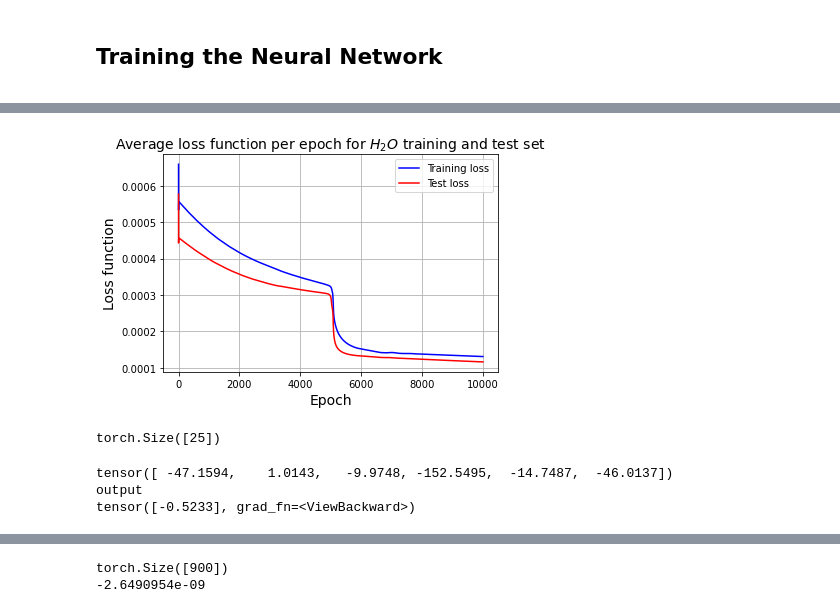
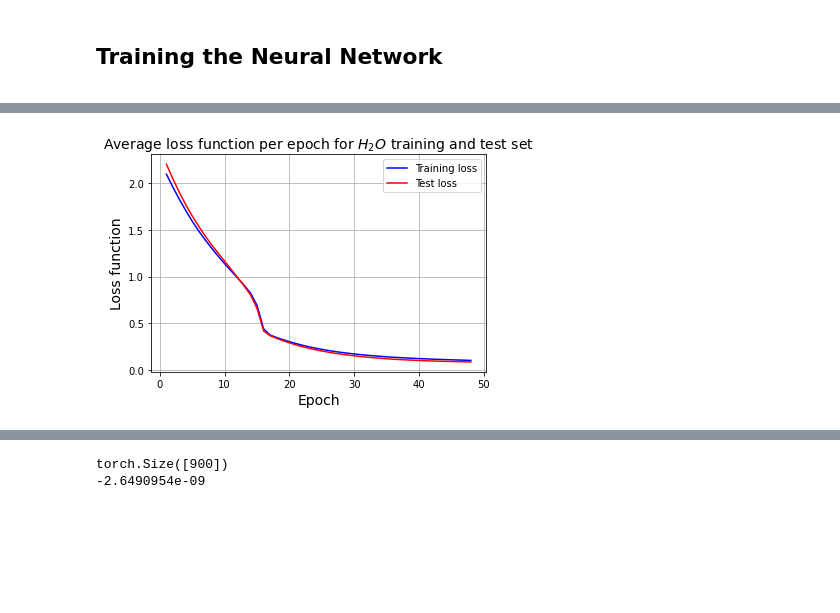
Before and after one commit to KKaroni/Symmetry-in-Machine-learned-Molecular-Force-Fields, a Jupyter notebook: BPNN.ipynb, the cells around one changed output, grey strips where cells are left out. Drawn from its saved outputs; the diff is of its cells as text; code cells hidden in the pictures; blank space fills up the shorter version.

```diff
--- a/BPNN.ipynb
+++ b/BPNN.ipynb
@@ -245,3 +309,9 @@ np.cos(180)
 # %% [markdown]
 **<h2>Training and Test Set**
+# %%
+N_H2O                    = 3       # number of atoms per molecule
+number_of_features_H2O   = 6       # number of features (symmetry functions) for each atom (we create one radial)
+                                   # and one angular, but can create more by vaying the parameters η, λ, ζ, Rs etc.
+use_atom_num_as_feat     = int(1)       # Use atomic number of each element as an extra feature for training?
+data_size_H2O            = np.shape(energies_water)[0]
 # %%
@@ -380,0 +418,3 @@ print(a)
+# %%
+data_water = create_dataset(N_H2O,number_of_features_H2O,coordinates_water,energies_water, \
+                      atomic_numbers_water,1, 25)
@@ -607,10 +655,11 @@ net = BPNN()
+# %%
+net = BPNN_H2O(number_of_features_H2O+1)
 # %%
-
 criterion = nn.MSELoss()
 optimizer = optim.Adam(net.parameters(), lr=0.0001) #0.005)
 #torch.optim.LBFGS(net.parameters(), lr=0.001, max_iter=20, max_eval=None, tolerance_grad=1e-07, tolerance_change=1e-09, line_search_fn=None)
 #optimizer = optim.SGD(net.parameters(), lr=0.001, momentum=0.1)
-nepochs = 10000
+nepochs = 1000
 
 train_loss = np.zeros(nepochs)
 test_loss = np.zeros(nepochs)
@@ -707,38 +757,22 @@ print('Finished Training')
 # %%
 x = np.arange(1,nepochs+1)
 # plt.plot(x[200:600],train_loss[200:600],'blue',label = 'Training loss')
 # plt.plot(x[200:600],test_loss[200:600],'red',label = 'Test loss')
 
-plt.plot(x,train_loss,'blue',label = 'Training loss')
-plt.plot(x,test_loss,'red',label = 'Test loss')
+plt.plot(x[:epoch],train_loss[:epoch],'blue',label = 'Training loss')
+plt.plot(x[:epoch],test_loss[:epoch],'red',label = 'Test loss')
 
 
 plt.ticklabel_format(useOffset=False, style='plain')
 plt.xlabel('Epoch',fontsize=14)
 plt.ylabel('Loss function',fontsize=14)
 plt.title('Average loss function per epoch for $H_2O$ training and test set',fontsize=14)
 plt.grid()
 plt.legend()
-plt.savefig('loss_graph_H2O',bbox_inches='tight')
+plt.savefig('1_loss_graph_H2O',bbox_inches='tight')
 plt.show()
 # %% [output]
-[figure, old version]
+[figure, new version]
-# %%
-print(np.shape(outputs))
-# %% [output]
-torch.Size([25])
-# %%
-x1, x2, x3 = test_set[10]
-x1 = x1
-print(x1)
-
-output = net(x1, x2, x3)
-print('output')
-print(output)
-# %% [output]
-tensor([ -47.1594,    1.0143,   -9.9748, -152.5495,  -14.7487,  -46.0137])
-output
-tensor([-0.5233], grad_fn=<ViewBackward>)
 # %%
 prediction = np.zeros(100)
 for i in range(100):
```
Also changed, not shown: parts of 62 cells of this notebook.
